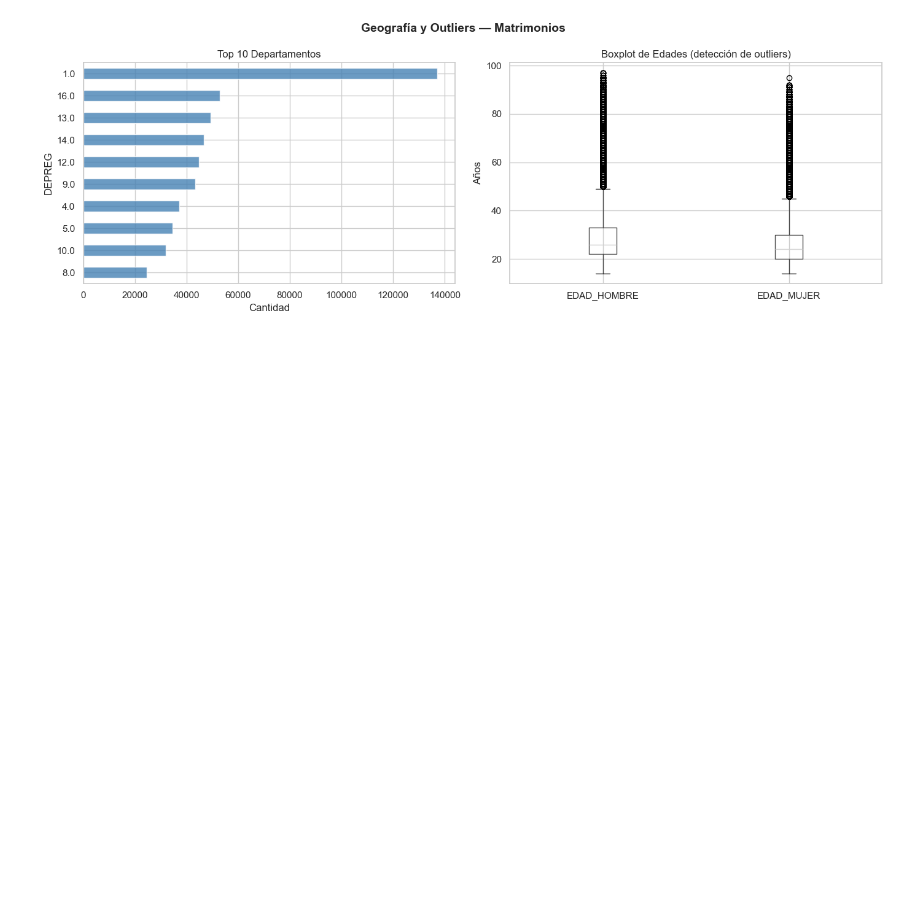
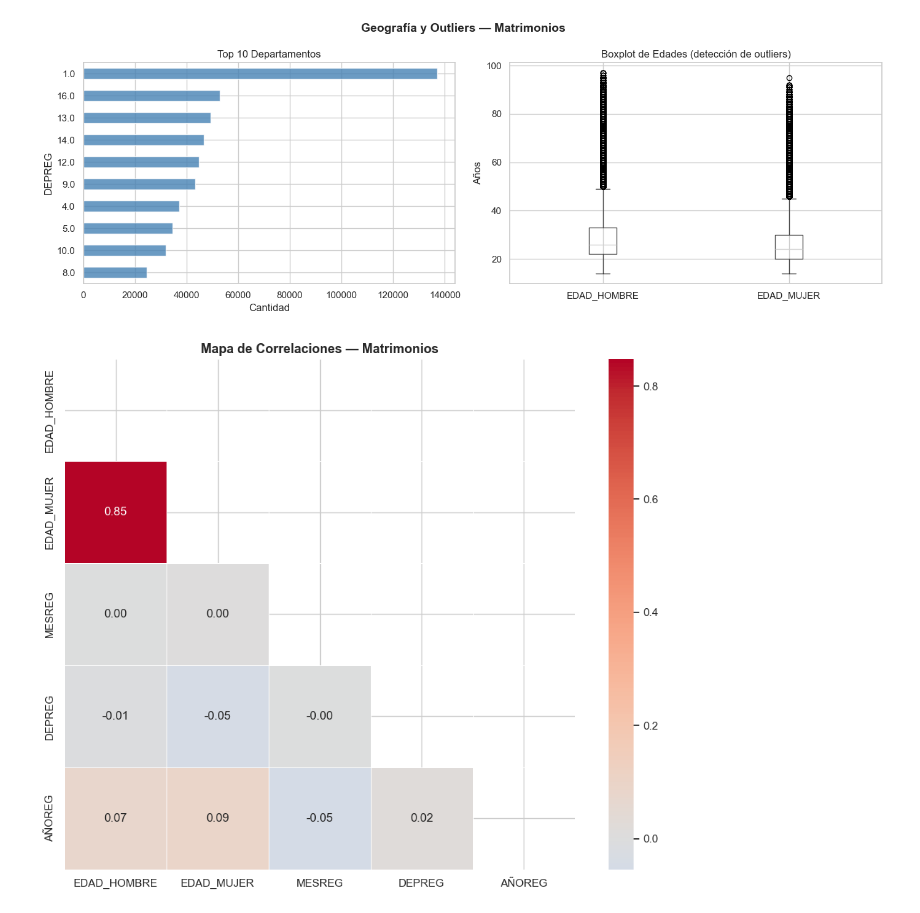
Before and after one commit to Palasuwu/CorteProyecto1Mineria, a Jupyter notebook: Avances2.ipynb, the cells around one changed output. Drawn from its saved outputs; the diff is of its cells as text; code cells hidden in the pictures; blank space fills up the shorter version.

Commit message:
Mapa de correlaciones

```diff
--- a/Avances2.ipynb
+++ b/Avances2.ipynb
@@ -273,3 +273,22 @@ plt.tight_layout()
 plt.show()
 # %% [output]
 [figure]
+# %%
+# Mapa de correlaciones
+
+cols_corr = [c for c in ['EDAD_HOMBRE', 'EDAD_MUJER', 'DIFERENCIA_EDAD',
+                          'EDAD_PROMEDIO', 'MESREG', 'DEPREG', 'AÑOREG']
+             if c in df_matrimonios.columns]
+
+if cols_corr:
+    corr = df_matrimonios[cols_corr].corr()
+    mask = np.triu(np.ones_like(corr, dtype=bool))
+
+    fig, ax = plt.subplots(figsize=(10, 8))
+    sns.heatmap(corr, mask=mask, annot=True, fmt='.2f', cmap='coolwarm',
+                center=0, ax=ax, linewidths=0.5, square=True)
+    ax.set_title('Mapa de Correlaciones — Matrimonios', fontsize=13, fontweight='bold')
+    plt.tight_layout()
+    plt.show()
+# %% [output]
+[figure, added]
```
